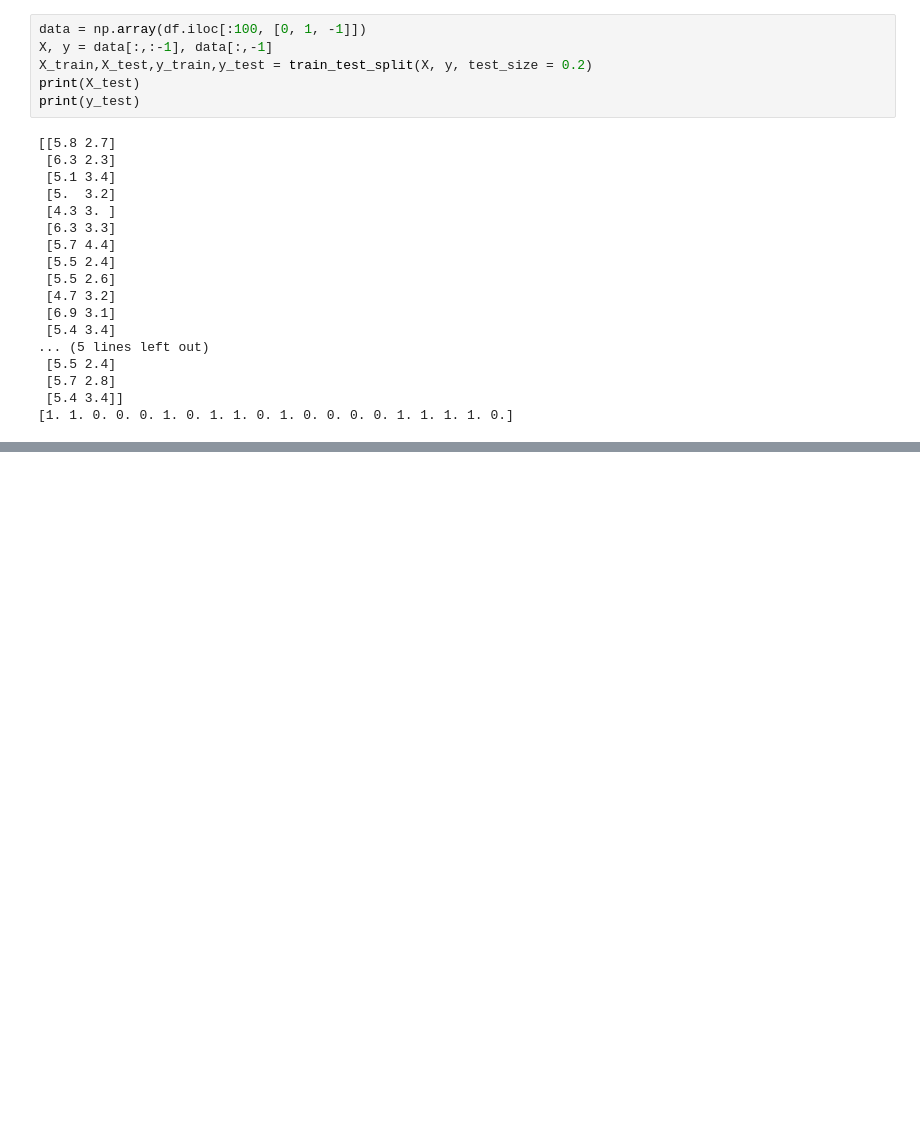
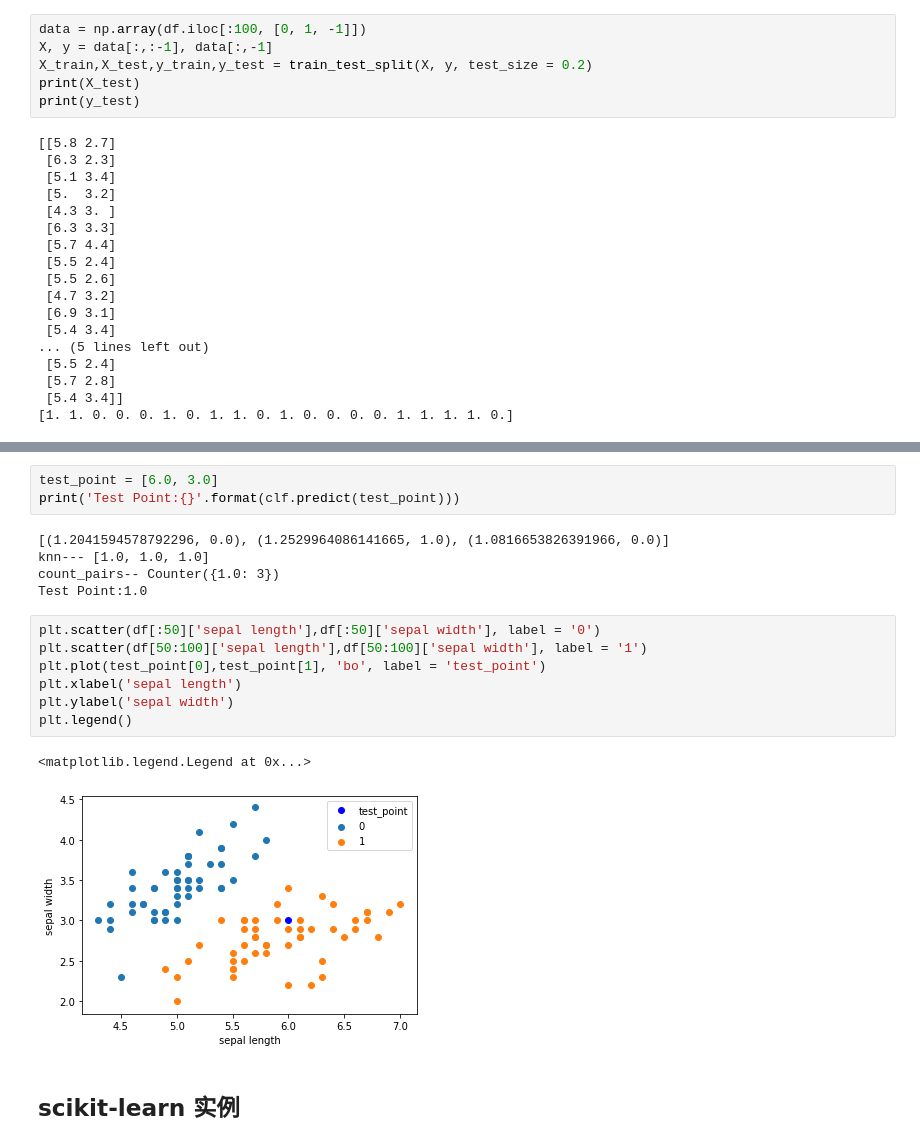
Before and after one commit to mdLearning/MLearning, a Jupyter notebook: lihang-code/chapter3/KNN.ipynb, the cells around one changed output, grey strips where cells are left out. Drawn from its saved outputs; the diff is of its cells as text; blank space fills up the shorter version.

```diff
--- a/lihang-code/chapter3/KNN.ipynb
+++ b/lihang-code/chapter3/KNN.ipynb
@@ -153,0 +174,20 @@ clf.score(X_test,y_test)
+# %%
+test_point = [6.0, 3.0]
+print('Test Point:{}'.format(clf.predict(test_point)))
+# %% [output]
+[(1.2041594578792296, 0.0), (1.2529964086141665, 1.0), (1.0816653826391966, 0.0)]
+knn--- [1.0, 1.0, 1.0]
+count_pairs-- Counter({1.0: 3})
+Test Point:1.0
+# %%
+plt.scatter(df[:50]['sepal length'],df[:50]['sepal width'], label = '0')
+plt.scatter(df[50:100]['sepal length'],df[50:100]['sepal width'], label = '1')
+plt.plot(test_point[0],test_point[1], 'bo', label = 'test_point')
+plt.xlabel('sepal length')
+plt.ylabel('sepal width')
+plt.legend()
+# %% [output]
+<matplotlib.legend.Legend at 0x...>
+[figure, added]
+# %% [markdown]
+## scikit-learn 实例
```
Also changed, not shown: parts of 6 cells of this notebook.
